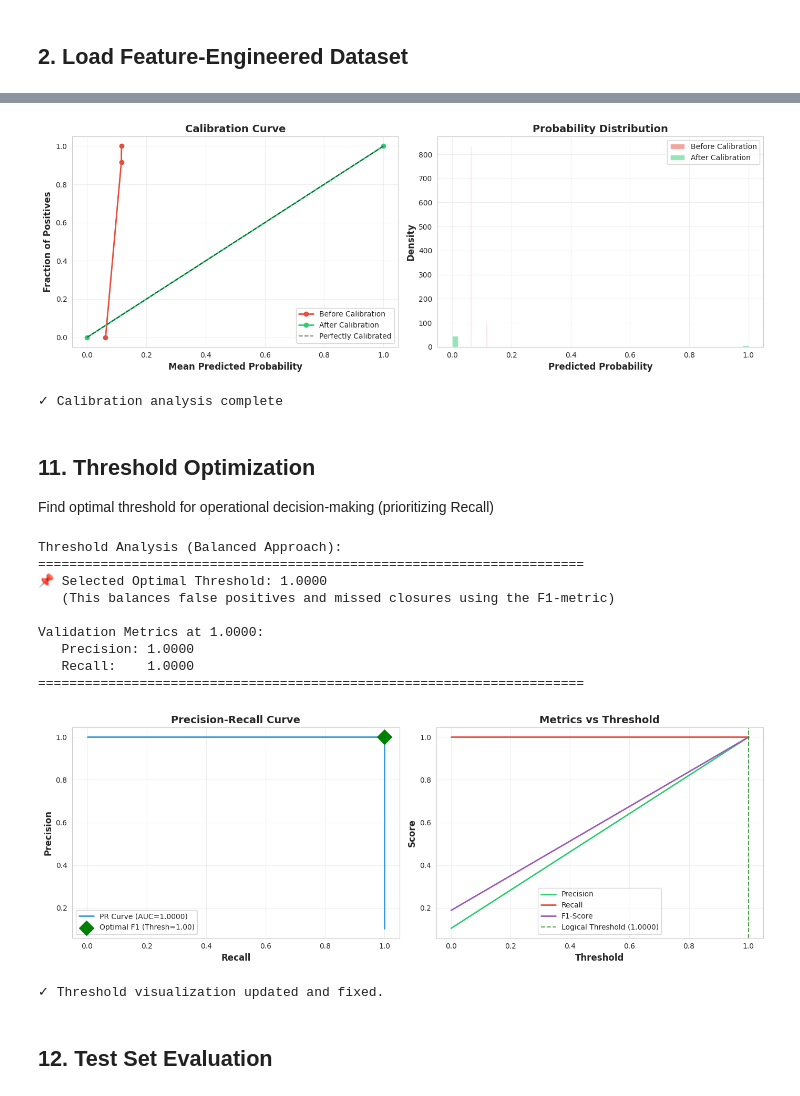
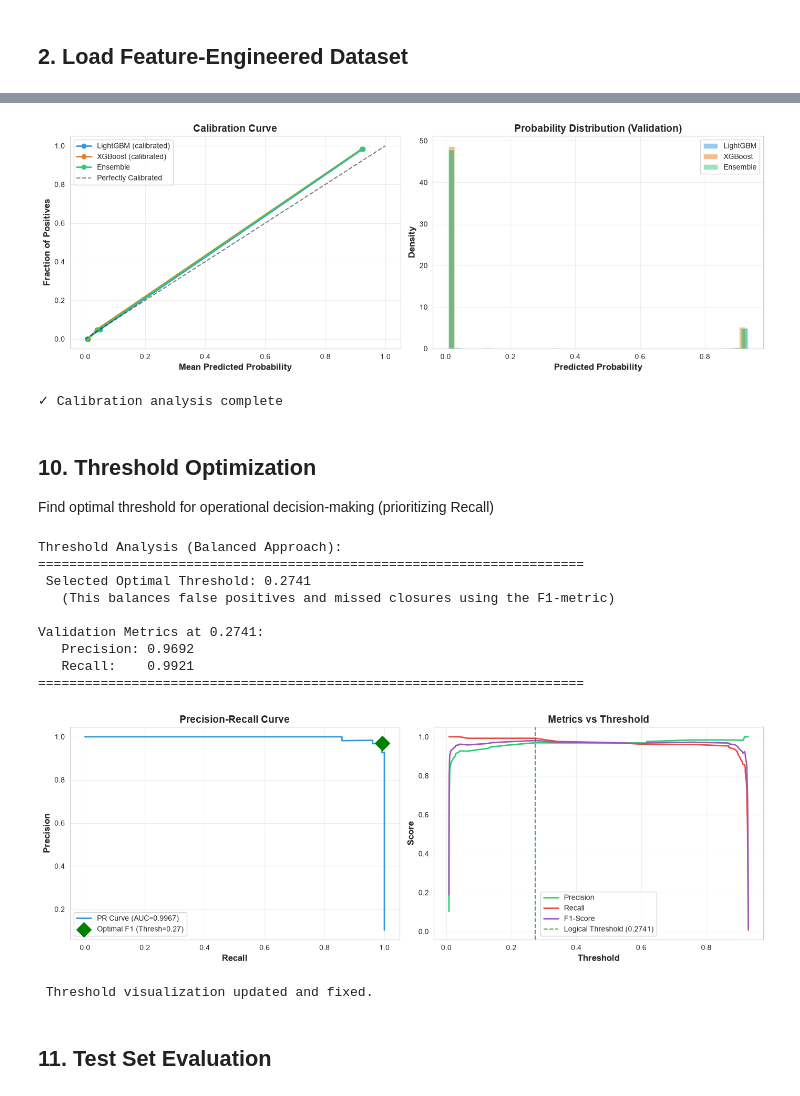
Before and after one commit to Tusshar08/GridLock_Phase2, a Jupyter notebook: notebooks/model1/model.ipynb, the cells around one changed output, grey strips where cells are left out. Cells and saved outputs as stored; diff of their text form; code cells hidden in the pictures.

```diff
--- a/notebooks/model1/model.ipynb
+++ b/notebooks/model1/model.ipynb
@@ -114,8 +248,11 @@ exclude_cols = [
     # 'id', 'event_id', 'closed_datetime', 'resolved_datetime', etc.
 ]
 
-# Get feature columns
-feature_cols = [col for col in df.columns if col not in exclude_cols]
+# Get feature columns (exclude target + leakage features)
+feature_cols = [
+    col for col in df.columns
+    if col not in exclude_cols and col not in LEAKAGE_FEATURES
+]
 
 print(f"Total features available: {len(feature_cols)}")
 print(f"\nFirst 20 features:")
@@ -127,6 +264,6 @@ print(f"  ... and {len(feature_cols) - 20} more features")
 X = df[feature_cols].copy()
 y = df[target_col].copy()
 
-print(f"\n✓ Feature matrix: {X.shape}")
-print(f"✓ Target vector: {y.shape}")
+print(f"\n Feature matrix: {X.shape}")
+print(f" Target vector: {y.shape}")
 # %% [output]
@@ -876,45 +907,41 @@ PR-AUC               1.0000       1.0000       +0.0000
 # %%
-# Visualize calibration curve
+# Visualize calibration curves for both models and the ensemble
 fig, axes = plt.subplots(1, 2, figsize=(14, 5))
 
-# Plot 1: Calibration curve
+# Plot 1: Calibration curve (calibrated components + ensemble)
 for proba, label, color in [
-    (final_val_proba, 'Before Calibration', '#e74c3c'),
-    (calibrated_val_proba, 'After Calibration', '#2ecc71')
+    (lgb_cal_val,        'LightGBM (calibrated)', '#3498db'),
+    (xgb_cal_val,        'XGBoost (calibrated)',  '#e67e22'),
+    (ensemble_val_proba, 'Ensemble',              '#2ecc71'),
 ]:
-    fraction_of_positives, mean_predicted_value = calibration_curve(
-        y_val, proba, n_bins=10, strategy='quantile'
-    )
-    axes[0].plot(mean_predicted_value, fraction_of_positives,
-                 marker='o', linewidth=2, label=label, color=color)
+    frac_pos, mean_pred = calibration_curve(y_val, proba, n_bins=10, strategy='quantile')
+    axes[0].plot(mean_pred, frac_pos, marker='o', linewidth=2, label=label, color=color)
 
 axes[0].plot([0, 1], [0, 1], 'k--', label='Perfectly Calibrated', alpha=0.5)
 axes[0].set_xlabel('Mean Predicted Probability', fontsize=12, fontweight='bold')
 axes[0].set_ylabel('Fraction of Positives', fontsize=12, fontweight='bold')
 axes[0].set_title('Calibration Curve', fontsize=14, fontweight='bold')
 axes[0].legend(loc='best')
 axes[0].grid(alpha=0.3)
 
-# Plot 2: Predicted probability distribution
-axes[1].hist(final_val_proba, bins=50, alpha=0.5,
-             label='Before Calibration', color='#e74c3c', density=True)
-axes[1].hist(calibrated_val_proba, bins=50, alpha=0.5,
-             label='After Calibration', color='#2ecc71', density=True)
+# Plot 2: Predicted probability distribution (val set)
+axes[1].hist(lgb_cal_val,        bins=50, alpha=0.5, label='LightGBM', color='#3498db', density=True)
+axes[1].hist(xgb_cal_val,        bins=50, alpha=0.5, label='XGBoost',  color='#e67e22', density=True)
+axes[1].hist(ensemble_val_proba, bins=50, alpha=0.5, label='Ensemble', color='#2ecc71', density=True)
 axes[1].set_xlabel('Predicted Probability', fontsize=12, fontweight='bold')
 axes[1].set_ylabel('Density', fontsize=12, fontweight='bold')
-axes[1].set_title('Probability Distribution', fontsize=14, fontweight='bold')
+axes[1].set_title('Probability Distribution (Validation)', fontsize=14, fontweight='bold')
 axes[1].legend(loc='best')
 axes[1].grid(alpha=0.3)
 
 plt.tight_layout()
 plt.show()
-
 print("✓ Calibration analysis complete")
 # %% [output]
-[figure, old version]
+[figure, new version]
 ✓ Calibration analysis complete
 # %% [markdown]
-## 11. Threshold Optimization
+## 10. Threshold Optimization
 
 Find optimal threshold for operational decision-making (prioritizing Recall)
 # %%
@@ -933,7 +960,7 @@ optimal_threshold = thresholds[best_f1_idx]
 
 print("Threshold Analysis (Balanced Approach):")
 print("="*70)
-print(f"📌 Selected Optimal Threshold: {optimal_threshold:.4f}")
+print(f" Selected Optimal Threshold: {optimal_threshold:.4f}")
 print(f"   (This balances false positives and missed closures using the F1-metric)")
 
 # Verification at this threshold
@@ -945,12 +972,12 @@ print("="*70)
 # %% [output]
 Threshold Analysis (Balanced Approach):
 ======================================================================
-📌 Selected Optimal Threshold: 1.0000
+ Selected Optimal Threshold: 0.2741
    (This balances false positives and missed closures using the F1-metric)
 
-Validation Metrics at 1.0000:
-   Precision: 1.0000
-   Recall:    1.0000
+Validation Metrics at 0.2741:
+   Precision: 0.9692
+   Recall:    0.9921
 ======================================================================
 # %%
 # Visualize Precision-Recall tradeoff
@@ -986,10 +1013,10 @@ axes[1].grid(alpha=0.3)
 plt.tight_layout()
 plt.show()
 
-print("✓ Threshold visualization updated and fixed.")
+print(" Threshold visualization updated and fixed.")
 # %% [output]
-[figure, old version]
+[figure, new version]
-✓ Threshold visualization updated and fixed.
+ Threshold visualization updated and fixed.
 # %% [markdown]
-## 12. Test Set Evaluation
+## 11. Test Set Evaluation
 # %%
```
Also changed, not shown: parts of 51 cells of this notebook.
